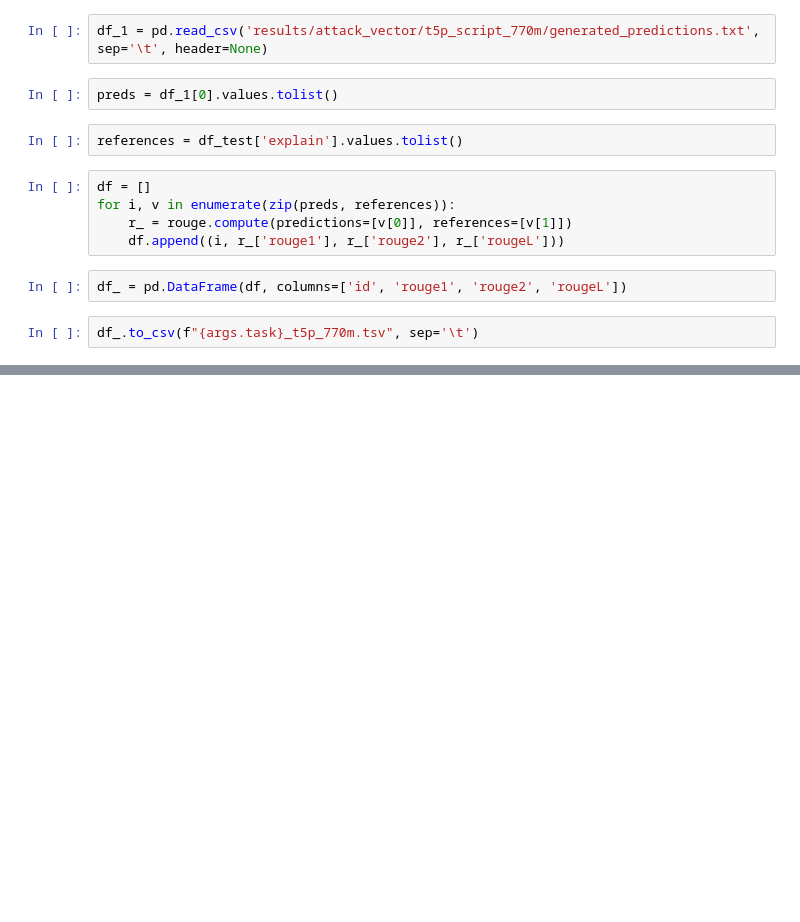
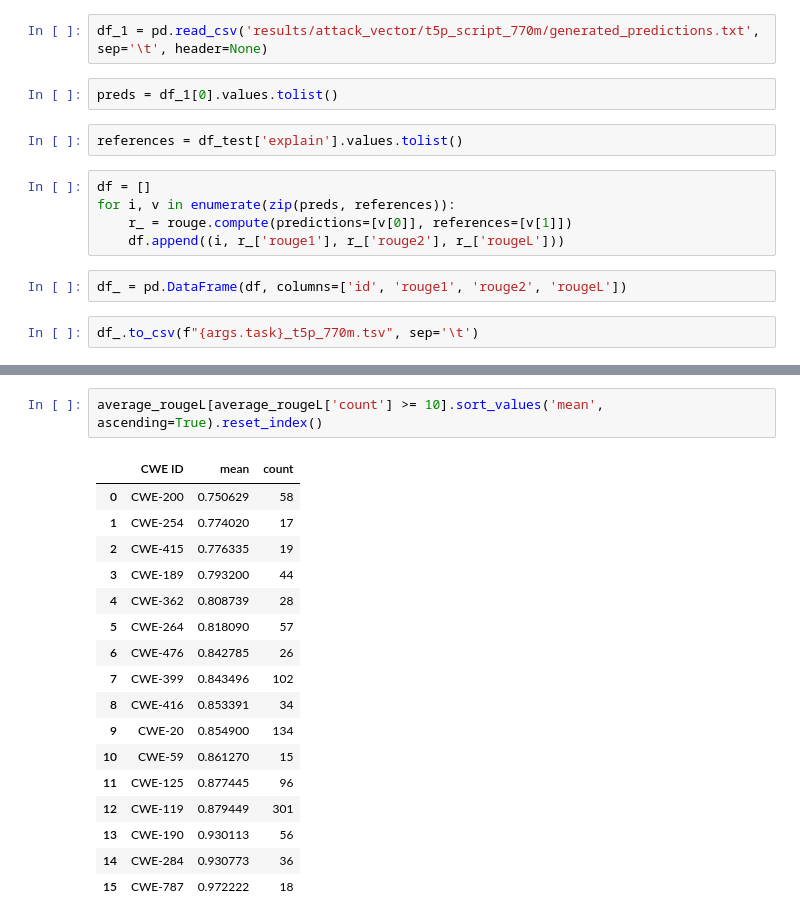
Before and after one commit to quy-ng/vulexplain-internal-external-reason, a Jupyter notebook: t5p_770m_seq2seq_attack_vector.ipynb, the cells around one changed output, grey strips where cells are left out. Cells and saved outputs as stored; diff of their text form; blank space fills up the shorter version.

```diff
--- a/t5p_770m_seq2seq_attack_vector.ipynb
+++ b/t5p_770m_seq2seq_attack_vector.ipynb
@@ -53,0 +189,20 @@ df_.to_csv(f"{args.task}_t5p_770m.tsv", sep='\t')
+# %%
+average_rougeL[average_rougeL['count'] >= 10].sort_values('mean', ascending=True).reset_index()
+# %% [output]
+|  | CWE ID | mean | count |
+| 0 | CWE-200 | 0.750629 | 58 |
+| 1 | CWE-254 | 0.774020 | 17 |
+| 2 | CWE-415 | 0.776335 | 19 |
+| 3 | CWE-189 | 0.793200 | 44 |
+| 4 | CWE-362 | 0.808739 | 28 |
+| 5 | CWE-264 | 0.818090 | 57 |
+| 6 | CWE-476 | 0.842785 | 26 |
+| 7 | CWE-399 | 0.843496 | 102 |
+| 8 | CWE-416 | 0.853391 | 34 |
+| 9 | CWE-20 | 0.854900 | 134 |
+| 10 | CWE-59 | 0.861270 | 15 |
+| 11 | CWE-125 | 0.877445 | 96 |
+| 12 | CWE-119 | 0.879449 | 301 |
+| 13 | CWE-190 | 0.930113 | 56 |
+| 14 | CWE-284 | 0.930773 | 36 |
+| 15 | CWE-787 | 0.972222 | 18 |
```
Also changed, not shown: parts of 25 cells of this notebook, 7 other files.
